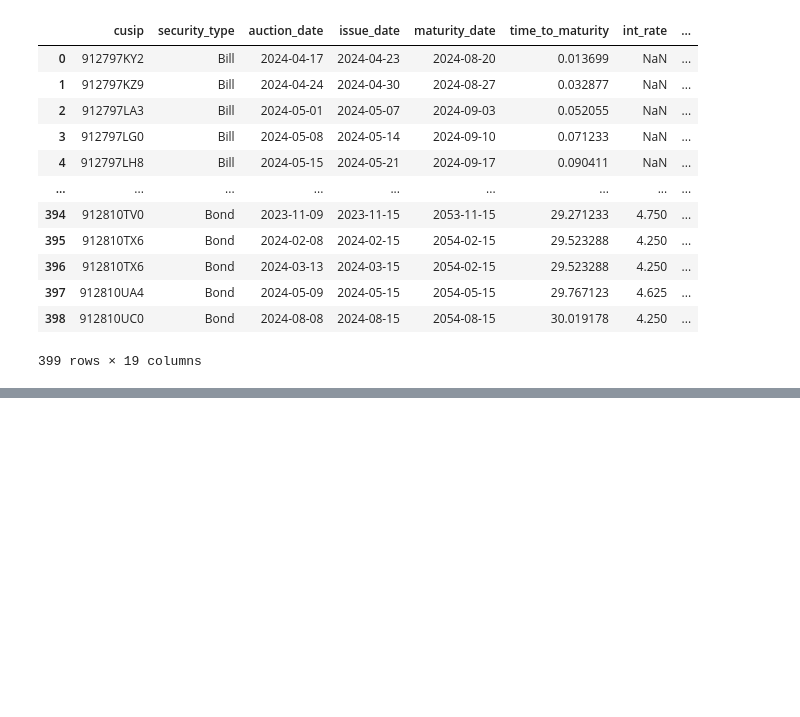
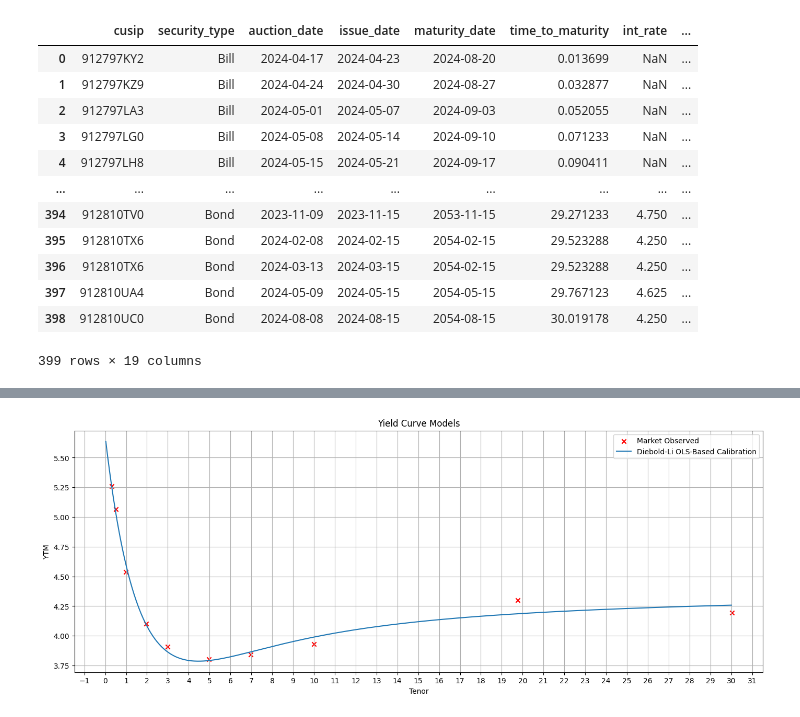
Before and after one commit to cleeclee123/Curvy-CUSIPs, a Jupyter notebook: server/temp.ipynb, the cells around one changed output, grey strips where cells are left out. Cells and saved outputs as stored; diff of their text form; code cells hidden in the pictures; blank space fills up the shorter version.

Commit message:
models dump

```diff
--- a/server/temp.ipynb
+++ b/server/temp.ipynb
@@ -266,0 +150,79 @@ interpolator.plotter(
+# %%
+maturities = np.array(
+    [
+        0.32054794520547947,
+        0.4986301369863014,
+        0.9780821917808219,
+        1.9589041095890412,
+        3.0,
+        4.961643835616439,
+        6.961643835616439,
+        10.005479452054795,
+        19.76164383561644,
+        30.019178082191782,
+    ]
+)
+
+yields = np.array(
+    [
+        5.258047907623223,
+        5.068313806703524,
+        4.538977465708812,
+        4.104248469556026,
+        3.906360694376456,
+        3.8039494327325727,
+        3.8405160868389356,
+        3.9321489548631066,
+        4.298374133968205,
+        4.1947433231346425,
+    ]
+)
+
+curve_ns, status_ns = calibrate_ns_ols(
+    maturities,
+    yields,
+    tau0=1.0,
+)
+assert status_ns.success
+
+curve_nss, status_nss = calibrate_nss_ols(
+    maturities,
+    yields,
+)
+assert status_nss.success
+
+curve_bc, status_bc = calibrate_bc_ols(maturities, yields)
+assert status_bc.success
+
+curve_bca, status_bca = calibrate_bc_augmented_ols(maturities, yields)
+assert status_bca.success
+
+curve_di, status_di = calibrate_diebold_li_ols(maturities, yields)
+assert status_di.success
+
+
+t2 = np.linspace(0, 30, 1000)
+plt.figure(figsize=(17, 6))
+plt.scatter(
+    maturities,
+    yields,
+    marker="x",
+    color="red",
+    label="Market Observed",
+)
+# plt.plot(t2, curve_ns(t2), "b-", label="NS OLS-Based-Calibration")
+# plt.plot(t2, curve_nss(t2), "g-", label="NSS OLS-Based-Calibration")
+# plt.plot(t2, curve_bc(t2), label="Bjork-Christensen OLS-Based Calibration")
+# plt.plot(t2, [mc.spot(t) for t in t2], label="mc")
+# plt.plot(t2, curve_bca(t2), label="Bjork-Christensen-Augmented OLS-Based Calibration")
+plt.plot(t2, curve_di(t2), label="Diebold-Li OLS-Based Calibration")
+
+plt.title("Yield Curve Models")
+plt.gca().xaxis.set_major_locator(plt.MultipleLocator(1))
+plt.xlabel("Tenor")
+plt.ylabel("YTM")
+plt.grid(True)
+plt.legend()
+plt.show()
+# %% [output]
+[figure, added]
```
Also changed, not shown: parts of 7 cells of this notebook, 13 other files.
